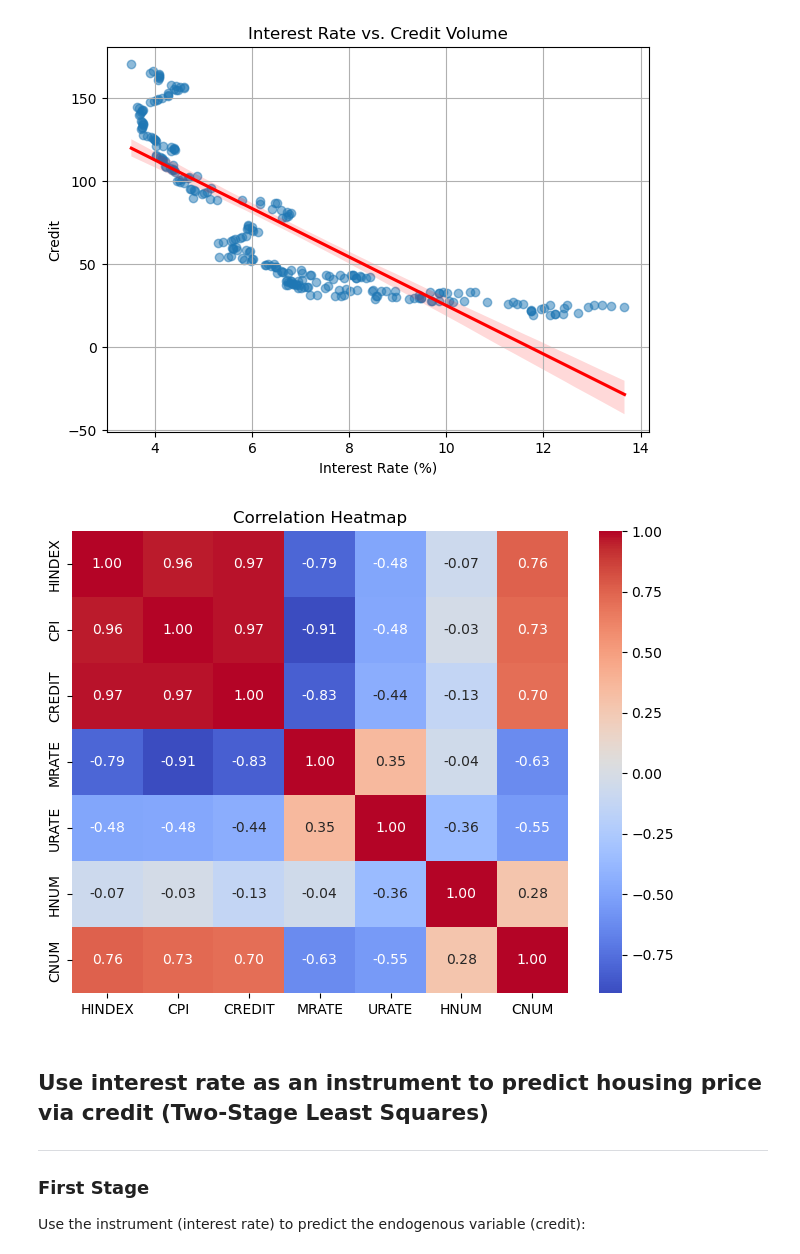
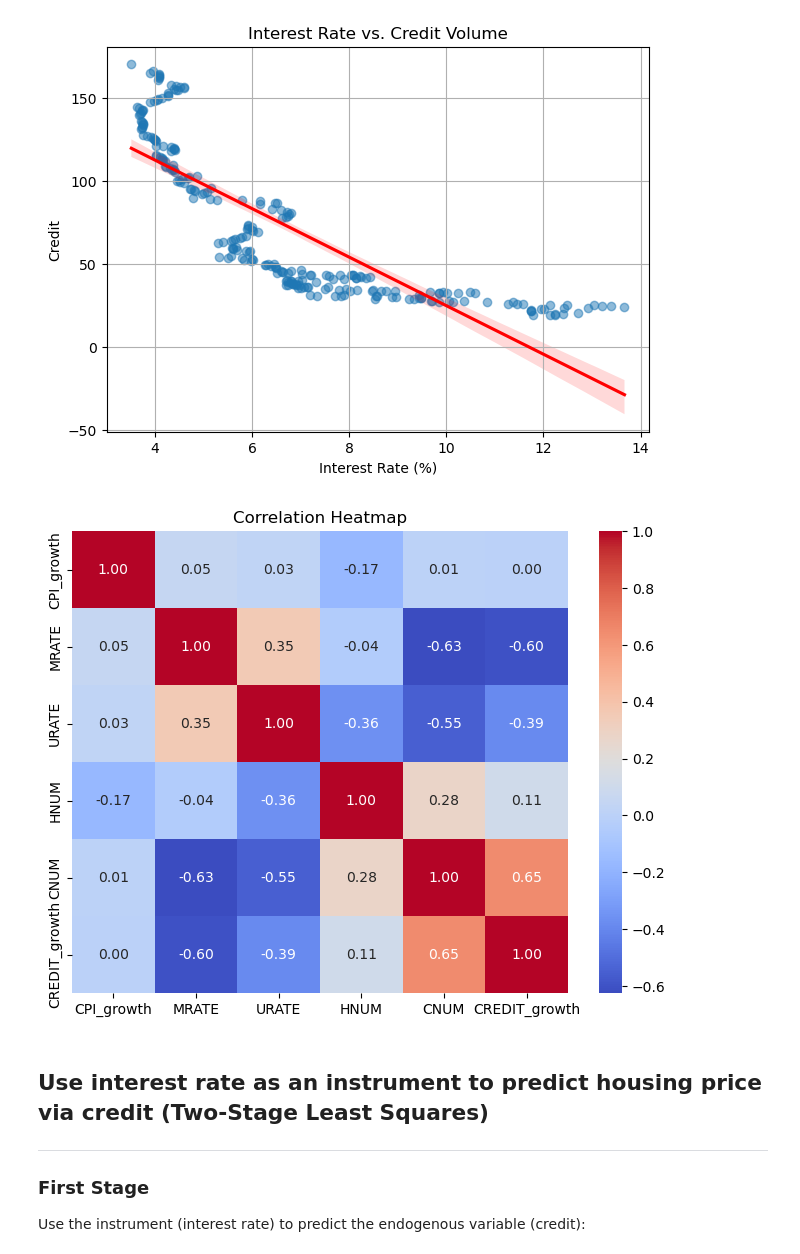
Before and after one commit to Winston8885/econproject, a Jupyter notebook: page.ipynb, the cells around one changed output. Saved outputs shown, nothing was run; the diff lists cells and outputs as text; code cells hidden in the pictures.

```diff
--- a/page.ipynb
+++ b/page.ipynb
@@ -52,10 +53,11 @@ df = pd.merge(df, NEW_CONDOS, on='REF_DATE', how='outer')
 df = pd.merge(df, UNEMPLOYED, on='REF_DATE', how='outer')
 df['REF_DATE'] = pd.to_datetime(df['REF_DATE'])
 df['TimeTrend'] = np.arange(1, len(df) + 1)
-df['CREDIT_Growth'] = (df['CREDIT'] - df['CREDIT'].shift(1)) / df['CREDIT'].shift(1) * 100
+df['CPI_growth'] = df['CPI'].diff()
+df['CREDIT'] = df['CREDIT'] / 10000 #Now the unit is 10 billion CAD
+df['CREDIT_growth'] = df['CREDIT'].diff()
 df = df.dropna()
 df['TimeTrend'] = df['TimeTrend'] - 394
-df['CREDIT'] = df['CREDIT'] / 10000 #Now the unit is 10 billion CAD
 # %% [markdown]
 ## Data overview
 # %%
@@ -138,3 +106,7 @@ The shape of the graph supports the idea that **prices move fast, while credit m
+# %%
+df['SubprimeCrisis'] = (
+    (df['REF_DATE'] >= '2006-06-01') & (df['REF_DATE'] <= '2009-06-30')
+).astype(int)
 # %%
 plt.figure(figsize=(7, 5))
 sns.regplot(x="MRATE", y="CREDIT", data=df, scatter_kws={"alpha": 0.5},line_kws={"color": "red"})
@@ -147,12 +119,12 @@ plt.show()
 [figure]
 # %%
 plt.figure(figsize=(8, 6))
-corr = df[["HINDEX", "CPI", "CREDIT", "MRATE", "URATE", "HNUM", "CNUM"]].corr()
+corr = df[[ "CPI_growth", "MRATE", "URATE", "HNUM", "CNUM","CREDIT_growth"]].corr()
 sns.heatmap(corr, annot=True, cmap="coolwarm", fmt=".2f")
 plt.title("Correlation Heatmap")
 plt.show()
 # %% [output]
-[figure, old version]
+[figure, new version]
 # %% [markdown]
 ## Use interest rate as an instrument to predict housing price via credit (Two-Stage Least Squares)
 
```
Also changed, not shown: parts of 40 cells of this notebook, 1 other file.
